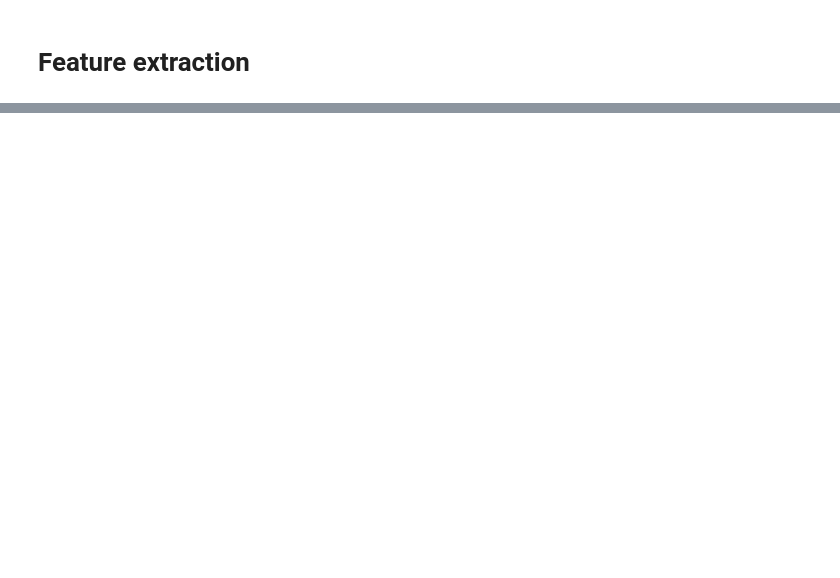
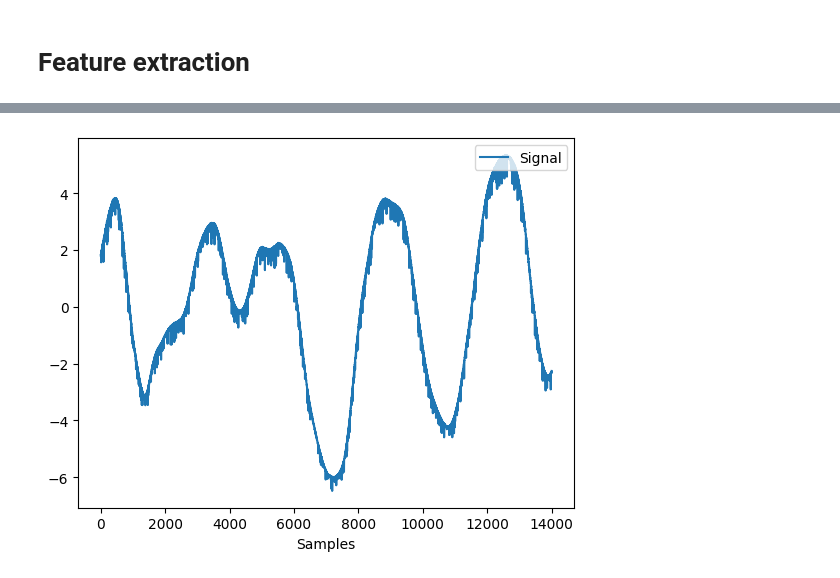
Before and after one commit to aacudad/EPO4-C2, a Jupyter notebook: ECG_features.ipynb, the cells around one changed output, grey strips where cells are left out. Drawn from its saved outputs; the diff is of its cells as text; code cells hidden in the pictures; blank space fills up the shorter version.

```diff
--- a/ECG_features.ipynb
+++ b/ECG_features.ipynb
@@ -112,0 +193,7 @@ def get_ecgfeatures(ecg, fs, df, index):
+# %%
+ecg_base = ecg_base[10000: 10000+ fs * 20]
+resp_base =resp_base[10000: 10000+ fs * 20]
+# %%
+nk.signal_plot(resp_base)
+# %% [output]
+[figure, added]
```
Also changed, not shown: parts of 8 cells of this notebook.
